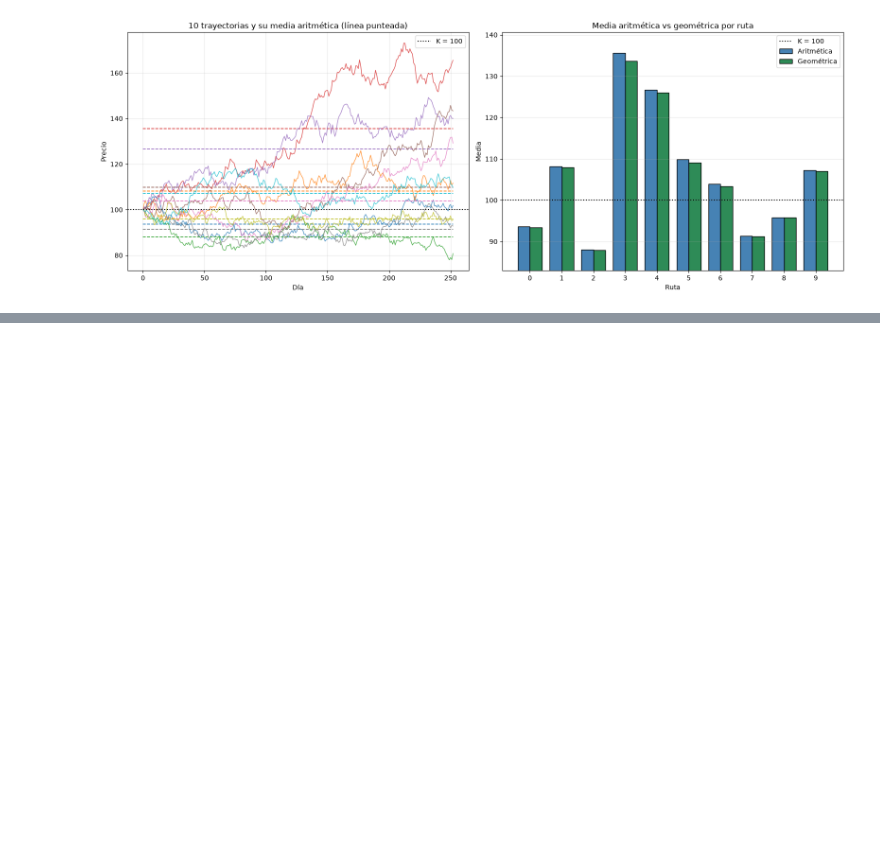
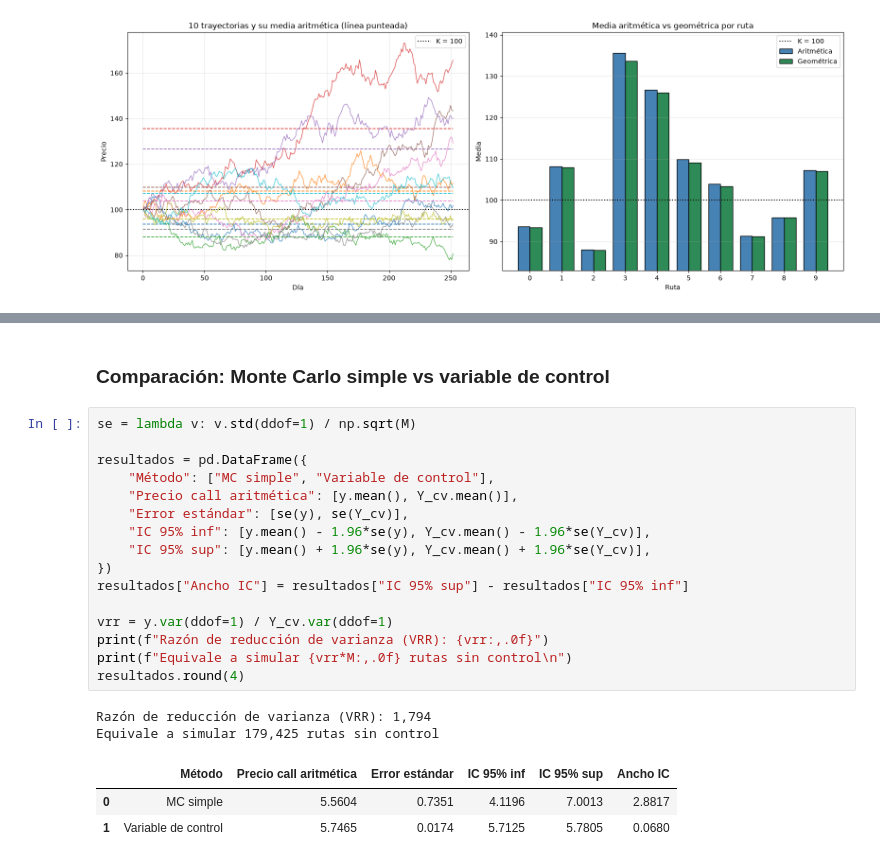
Before and after one commit to DrChino21/SIMULACION-DE-PROCESOS-FINANCIEROS--O2026, a Jupyter notebook: 11_ReduccionVarianza_OpcionesAsiaticas.ipynb, the cells around one changed output, grey strips where cells are left out. Drawn from its saved outputs; the diff is of its cells as text; blank space fills up the shorter version.

```diff
--- a/E01/11_ReduccionVarianza_OpcionesAsiaticas.ipynb
+++ b/11_ReduccionVarianza_OpcionesAsiaticas.ipynb
@@ -145,0 +251,24 @@ plt.show()
+# %% [markdown]
+### Comparación: Monte Carlo simple vs variable de control
+# %%
+se = lambda v: v.std(ddof=1) / np.sqrt(M)
+
+resultados = pd.DataFrame({
+    "Método": ["MC simple", "Variable de control"],
+    "Precio call aritmética": [y.mean(), Y_cv.mean()],
+    "Error estándar": [se(y), se(Y_cv)],
+    "IC 95% inf": [y.mean() - 1.96*se(y), Y_cv.mean() - 1.96*se(Y_cv)],
+    "IC 95% sup": [y.mean() + 1.96*se(y), Y_cv.mean() + 1.96*se(Y_cv)],
+})
+resultados["Ancho IC"] = resultados["IC 95% sup"] - resultados["IC 95% inf"]
+
+vrr = y.var(ddof=1) / Y_cv.var(ddof=1)
+print(f"Razón de reducción de varianza (VRR): {vrr:,.0f}")
+print(f"Equivale a simular {vrr*M:,.0f} rutas sin control\n")
+resultados.round(4)
+# %% [output]
+Razón de reducción de varianza (VRR): 1,794
+Equivale a simular 179,425 rutas sin control
+|  | Método | Precio call aritmética | Error estándar | IC 95% inf | IC 95% sup | Ancho IC |
+| 0 | MC simple | 5.5604 | 0.7351 | 4.1196 | 7.0013 | 2.8817 |
+| 1 | Variable de control | 5.7465 | 0.0174 | 5.7125 | 5.7805 | 0.0680 |
```
Also changed, not shown: parts of 18 cells of this notebook.
